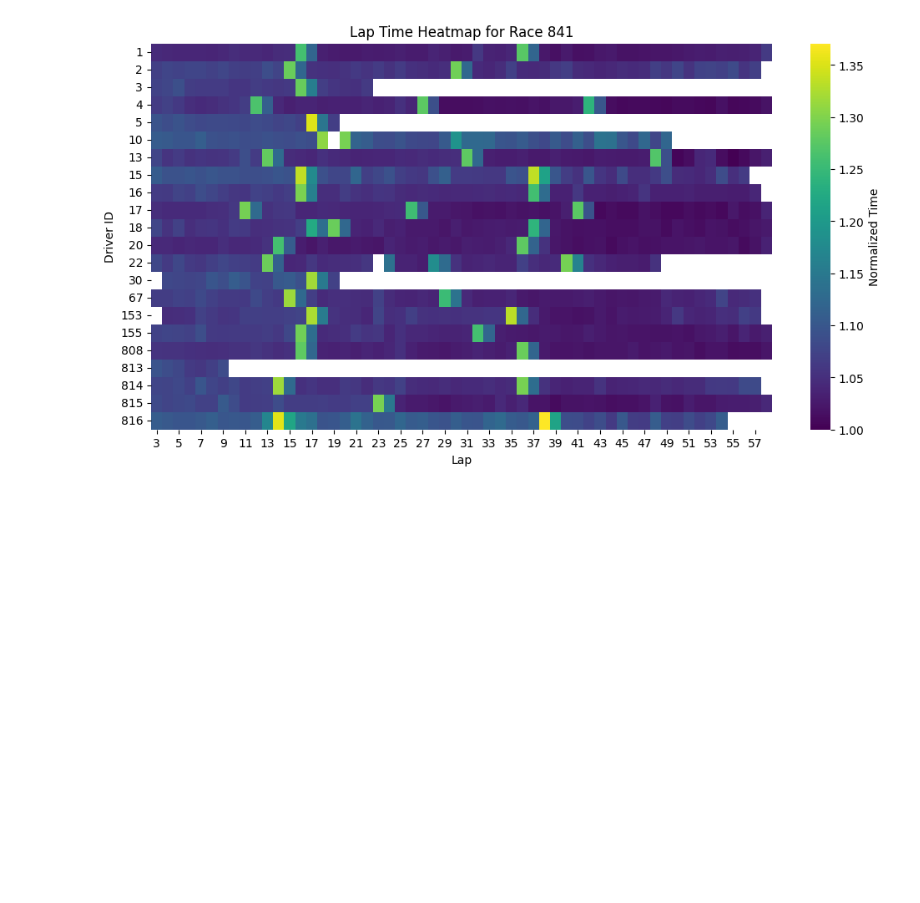
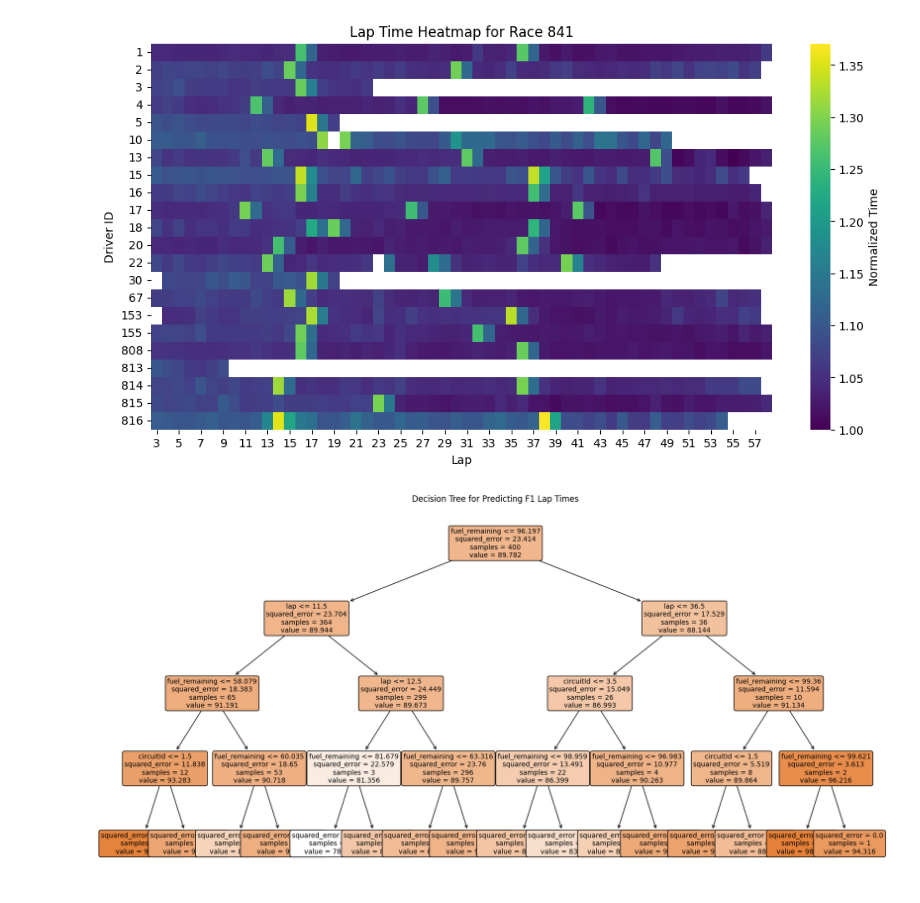
Before and after one commit to parzaech/AOML, a Jupyter notebook: main.ipynb, the cells around one changed output. Saved outputs shown, nothing was run; the diff lists cells and outputs as text; code cells hidden in the pictures; blank space fills up the shorter version.

Commit message:
visualisers

```diff
--- a/main.ipynb
+++ b/main.ipynb
@@ -142,3 +142,39 @@ plt.ylabel('Driver ID')
 plt.show()
 # %% [output]
 [figure]
+# %%
+import pandas as pd
+import numpy as np
+from sklearn.tree import DecisionTreeRegressor, plot_tree
+from sklearn.model_selection import train_test_split
+import matplotlib.pyplot as plt
+
+# Sample dataframe creation (you would replace this with your processed data)
+# Let's simulate some data
+np.random.seed(42)
+df = pd.DataFrame({
+    'lap': np.random.randint(1, 60, size=500),
+    'is_pit_stop': np.random.choice([0, 1], size=500, p=[0.9, 0.1]),
+    'circuitId': np.random.randint(1, 5, size=500),
+    'fuel_remaining': np.random.uniform(50, 100, size=500),  # simulate fuel level
+    'lap_time': np.random.normal(loc=90, scale=5, size=500)  # simulate lap times in seconds
+})
+
+# Features and target
+X = df[['lap', 'is_pit_stop', 'circuitId', 'fuel_remaining']]
+y = df['lap_time']
+
+# Train-test split
+X_train, X_test, y_train, y_test = train_test_split(X, y, test_size=0.2, random_state=42)
+
+# Decision Tree Regressor
+tree = DecisionTreeRegressor(max_depth=4, random_state=42)
+tree.fit(X_train, y_train)
+
+# Visualization
+plt.figure(figsize=(20, 10))
+plot_tree(tree, feature_names=X.columns, filled=True, rounded=True, fontsize=10)
+plt.title("Decision Tree for Predicting F1 Lap Times")
+plt.show()
+# %% [output]
+[figure, added]
```
Also changed, not shown: parts of 2 cells of this notebook.
